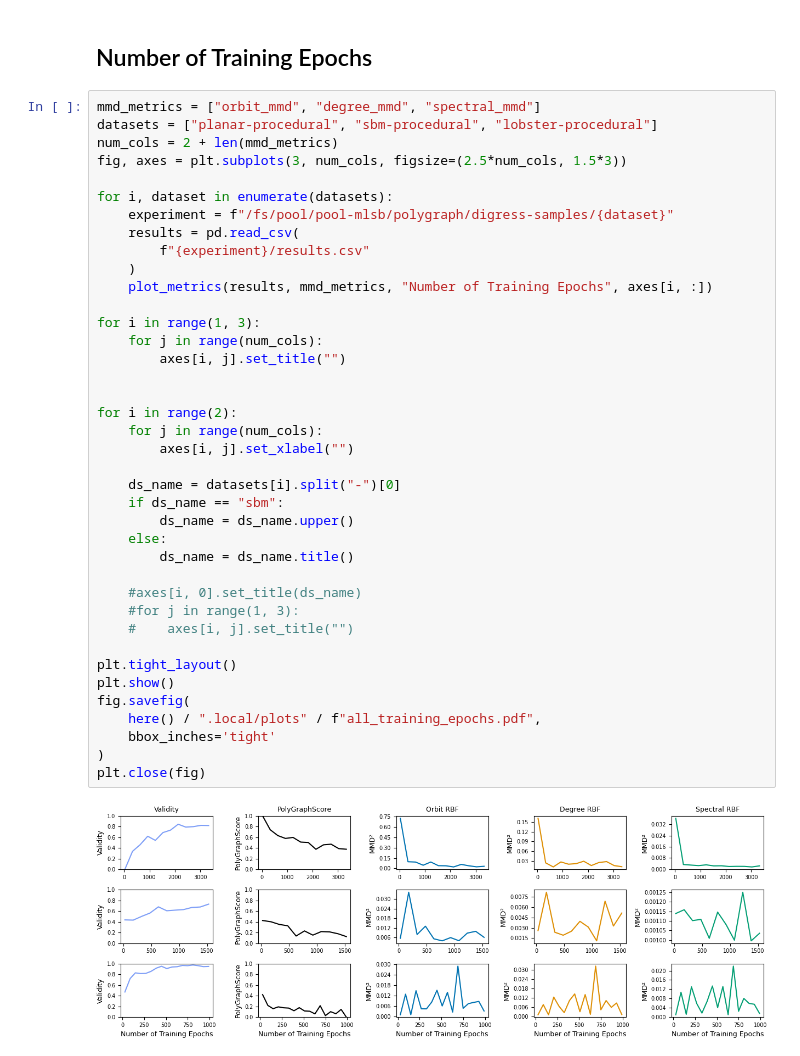
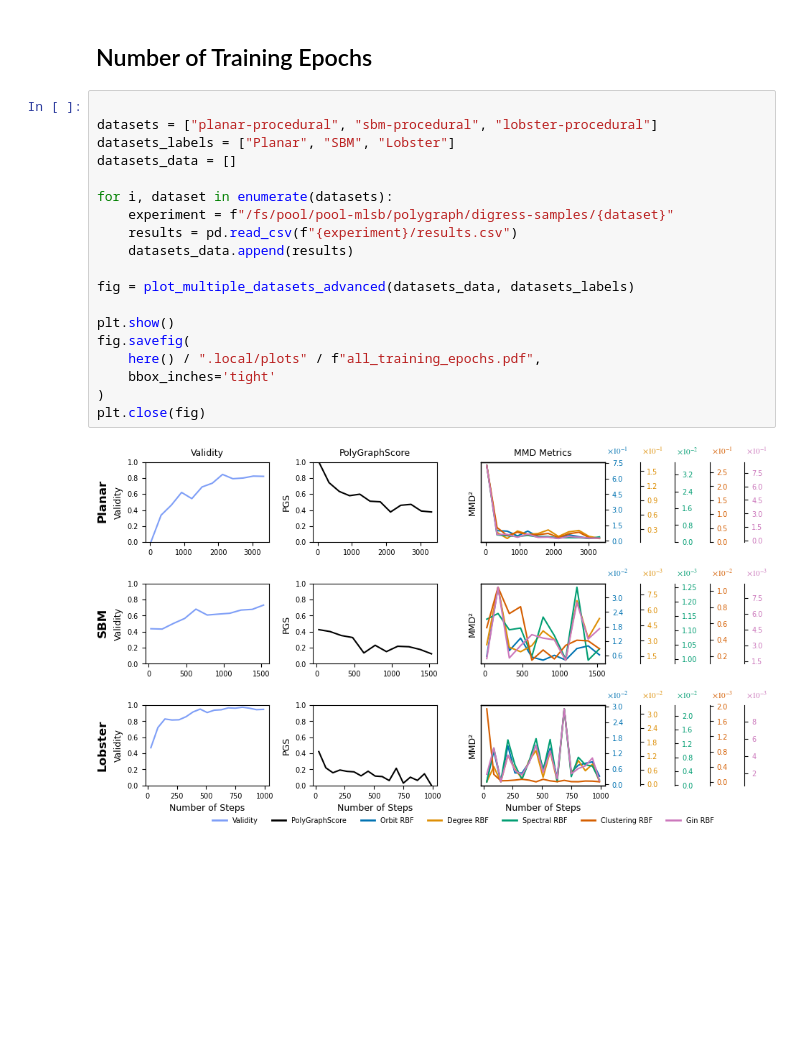
Before and after one commit to BorgwardtLab/polygraph-benchmark, a Jupyter notebook: experiments/model-quality/analysis.ipynb, the cells around one changed output. Cells and saved outputs as stored; diff of their text form; blank space fills up the shorter version.

```diff
--- a/experiments/model-quality/analysis.ipynb
+++ b/experiments/model-quality/analysis.ipynb
@@ -196,43 +300,23 @@ print(pgs_df.to_latex(columns=pgs_columns, index=False, header=header, formatter
 # %% [markdown]
 ## Number of Training Epochs
 # %%
-mmd_metrics = ["orbit_mmd", "degree_mmd", "spectral_mmd"]
+
 datasets = ["planar-procedural", "sbm-procedural", "lobster-procedural"]
-num_cols = 2 + len(mmd_metrics)
-fig, axes = plt.subplots(3, num_cols, figsize=(2.5*num_cols, 1.5*3))
+datasets_labels = ["Planar", "SBM", "Lobster"]
+datasets_data = []
 
 for i, dataset in enumerate(datasets):
     experiment = f"/fs/pool/pool-mlsb/polygraph/digress-samples/{dataset}"
-    results = pd.read_csv(
-        f"{experiment}/results.csv"
-    )
-    plot_metrics(results, mmd_metrics, "Number of Training Epochs", axes[i, :])
+    results = pd.read_csv(f"{experiment}/results.csv")
+    datasets_data.append(results)
 
-for i in range(1, 3):
-    for j in range(num_cols):
-        axes[i, j].set_title("")
+fig = plot_multiple_datasets_advanced(datasets_data, datasets_labels)
 
-
-for i in range(2):
-    for j in range(num_cols):
-        axes[i, j].set_xlabel("")
-
-    ds_name = datasets[i].split("-")[0]
-    if ds_name == "sbm":
-        ds_name = ds_name.upper()
-    else:
-        ds_name = ds_name.title()
-
-    #axes[i, 0].set_title(ds_name)
-    #for j in range(1, 3):
-    #    axes[i, j].set_title("")
-
-plt.tight_layout()
 plt.show()
 fig.savefig(
     here() / ".local/plots" / f"all_training_epochs.pdf",
     bbox_inches='tight'
 )
 plt.close(fig)
 # %% [output]
-[figure, old version]
+[figure, new version]
```
Also changed, not shown: parts of 4 cells of this notebook.
